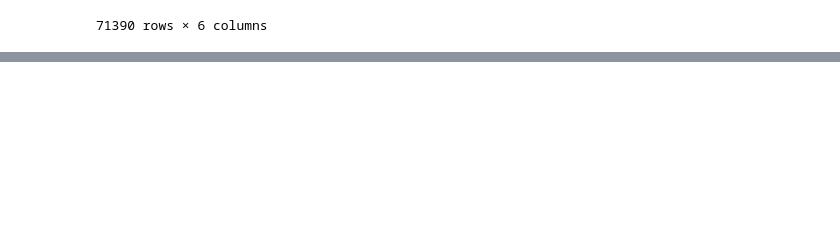
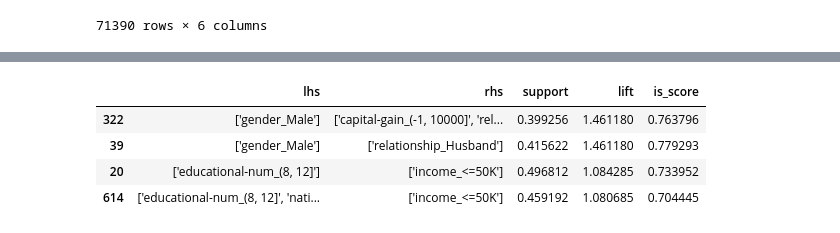
Before and after one commit to hadarib123/SHARQ-demo, a Jupyter notebook: example_notebook_demo_adult.ipynb, the cells around one changed output, grey strips where cells are left out. Saved outputs shown, nothing was run; the diff lists cells and outputs as text; code cells hidden in the pictures; blank space fills up the shorter version.

```diff
--- a/example_notebook_demo_adult.ipynb
+++ b/example_notebook_demo_adult.ipynb
@@ -108,3 +136,13 @@ sharq.rules_set.loc[[322, 39, 20, 614]]
 | 39 | ['gender_Male'] | ['relationship_Husband'] | 0.415622 | 1.461180 | 0.779293 | 0.396757 |
 | 20 | ['educational-num_(8, 12]'] | ['income_<=50K'] | 0.496812 | 1.084285 | 0.733952 | 0.452343 |
 | 614 | ['educational-num_(8, 12]', 'nati... | ['income_<=50K'] | 0.459192 | 1.080685 | 0.704445 | 0.031862 |
+# %%
+a = a[['lhs', 'rhs', 'support', 'lift', 'is_score']]
+# %%
+a
+# %% [output]
+|  | lhs | rhs | support | lift | is_score |
+| 322 | ['gender_Male'] | ['capital-gain_(-1, 10000]', 'rel... | 0.399256 | 1.461180 | 0.763796 |
+| 39 | ['gender_Male'] | ['relationship_Husband'] | 0.415622 | 1.461180 | 0.779293 |
+| 20 | ['educational-num_(8, 12]'] | ['income_<=50K'] | 0.496812 | 1.084285 | 0.733952 |
+| 614 | ['educational-num_(8, 12]', 'nati... | ['income_<=50K'] | 0.459192 | 1.080685 | 0.704445 |
```
Also changed, not shown: parts of 7 cells of this notebook.
